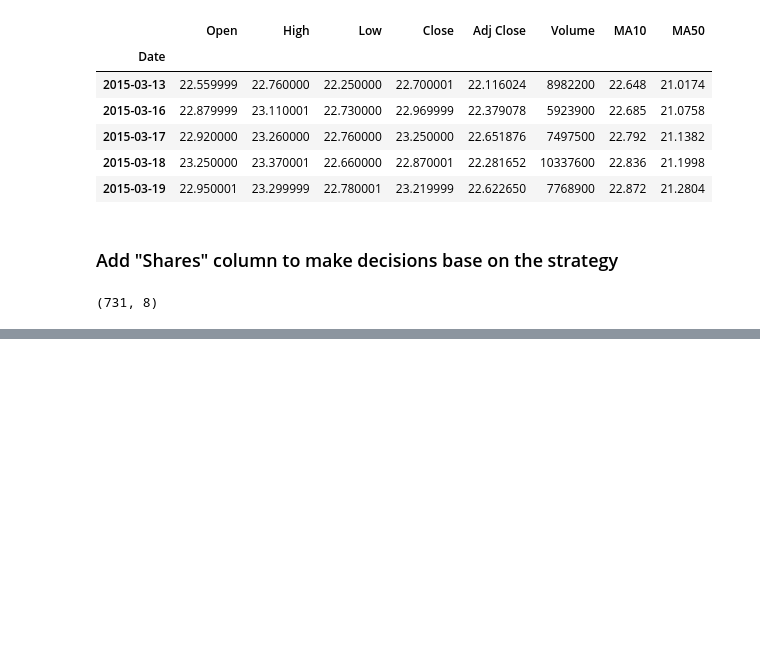
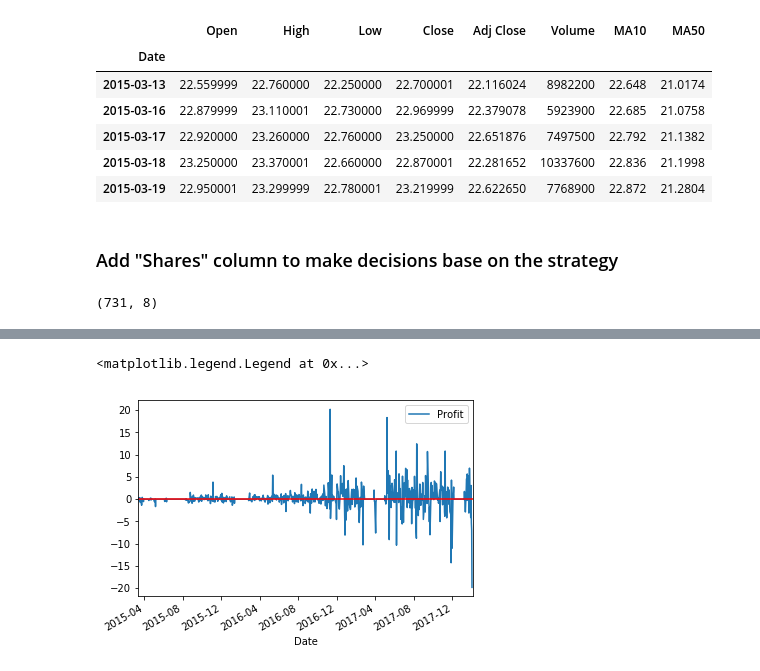
Before and after one commit to R-Kogure/Financial-Analysis, a Jupyter notebook: SimpleStrategy/simplestrategy.ipynb, the cells around one changed output, grey strips where cells are left out. Cells and saved outputs as stored; diff of their text form; code cells hidden in the pictures; blank space fills up the shorter version.

```diff
--- a/SimpleStrategy/simplestrategy.ipynb
+++ b/SimpleStrategy/simplestrategy.ipynb
@@ -61,0 +64,4 @@ fb.head(20)
+# %%
+fb['Close1'] = fb['Close'].shift(-1)
+fb['Profit'] = [fb.loc[ind,'Close1'] - fb.loc[ind, 'Close'] if fb.loc[ind, 'Share'] == 1 else 0 for ind in fb.index]
+fb.head(20)
@@ -61,0 +87,7 @@ fb.head(20)
+# %%
+fb['Profit'].plot()
+plt.axhline(y= 0,color = 'red')
+plt.legend(loc='upper right', fontsize=10)
+# %% [output]
+<matplotlib.legend.Legend at 0x...>
+[figure, added]
```
Also changed, not shown: parts of 7 cells of this notebook.
